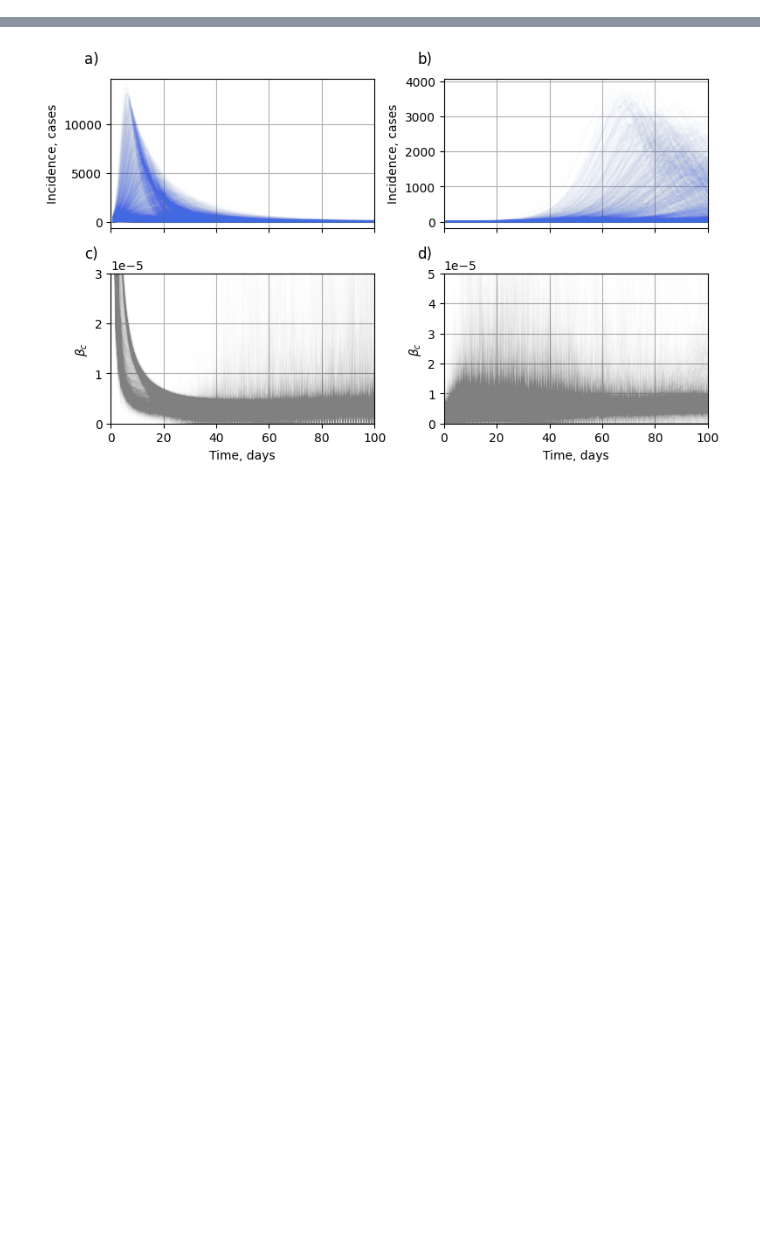
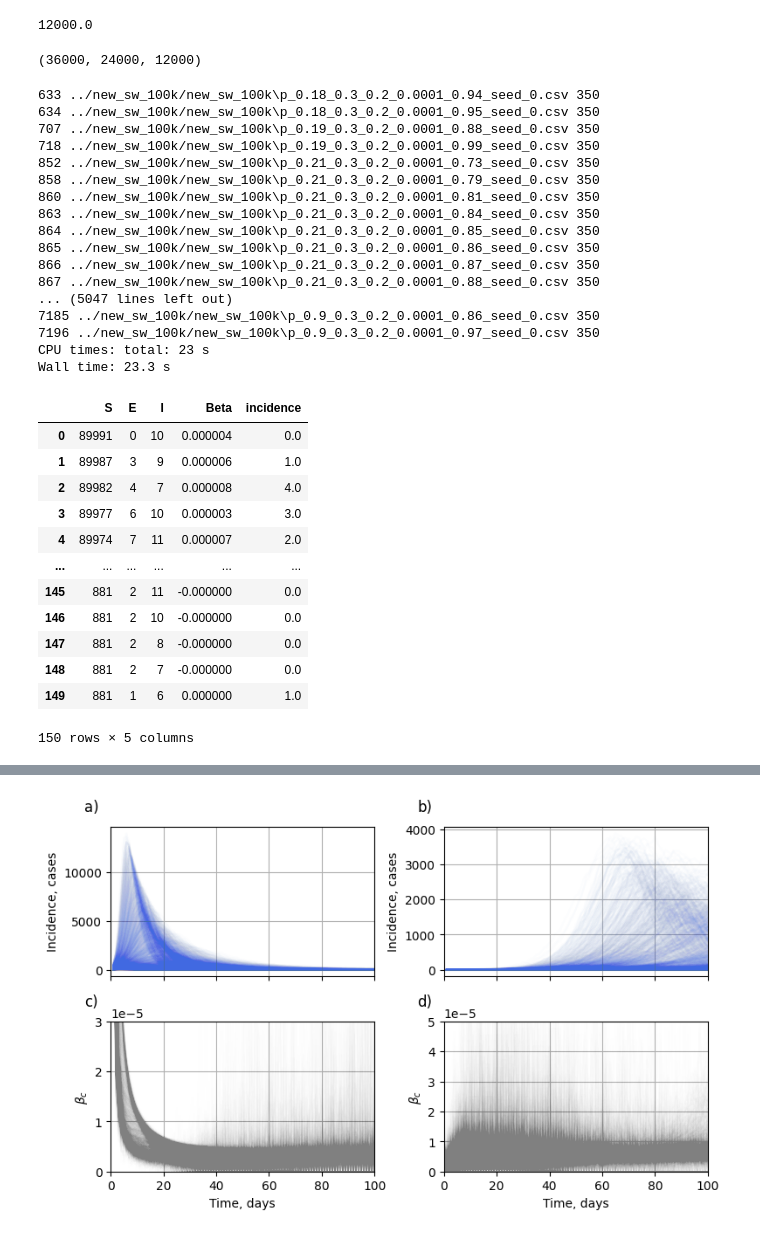
Before and after one commit to Mpkosh/network_hybrid_33, a Jupyter notebook: split_and_plot_tolopogies.ipynb, the cells around one changed output, grey strips where cells are left out. Saved outputs shown, nothing was run; the diff lists cells and outputs as text; code cells hidden in the pictures; blank space fills up the shorter version.

```diff
--- a/split_and_plot_tolopogies.ipynb
+++ b/split_and_plot_tolopogies.ipynb
@@ -10,0 +19,77 @@ from sklearn.model_selection import train_test_split
+# %%
+len(files)*1/6
+# %% [output]
+12000.0
+# %%
+from sklearn.model_selection import train_test_split
+
+# 3:1:2
+X_train, X_test = train_test_split(files, test_size=int(len(files)*1/6), random_state=42)
+#y = y.loc[X_train.index]
+X_train, X_val = train_test_split(X_train, test_size=int(len(files)*2/6), random_state=42)
+#X_train = X_train.sort_values(by = ['seed_number'])
+#X_val = X_val.sort_values(by = ['seed_number'])
+#X_test = X_test.sort_values(by = ['seed_number'])
+len(X_train), len(X_val), len(X_test)
+# %% [output]
+(36000, 24000, 12000)
+# %%
+%%time
+top_inc = []
+top_beta = []
+
+for i,file in enumerate(files[::10]):
+    _, beta, gc,dc, initi, alpha, _, seed = file.split('\\')[-1].split('_')
+    seed = seed.split('.csv')[0]
+    df = pd.read_csv(file, usecols=['S','E','I','Beta'],
+                   dtype={"S": "int", "E": "int","I":"int","Beta":"float32"}
+                    )
+    if df.shape[0]>150:
+        print(i, file, df.shape[0])
+    temp = df[['E','S']].shift([0,1])
+    # Inc_t = (E_t-1 - E_t) - (S_t - S_t-1)
+    df['incidence'] = ((temp['E_1'] - temp['E_0']) - \
+                        (temp['S_0'] - temp['S_1'])).fillna(0)
+    top_inc.append([beta, gc,dc, initi, alpha,*df['incidence'].values,
+                    *[0]*(350-df.shape[0])
+                   ])
+    top_beta.append([beta, gc,dc, initi, alpha,*df['Beta'].values,
+                    *[0]*(350-df.shape[0]) ])
+
+full_inc_sw = pd.DataFrame(np.array(top_inc, dtype='float'),
+            columns=['beta','gamma','delta','init_inf_frac','alpha',
+                    *np.arange(350)])
+full_beta_sw = pd.DataFrame(np.array(top_beta, dtype='float'),
+            columns=['beta','gamma','delta','init_inf_frac','alpha',
+                    *np.arange(350)])
+# %% [output]
+633 ../new_sw_100k/new_sw_100k\p_0.18_0.3_0.2_0.0001_0.94_seed_0.csv 350
+634 ../new_sw_100k/new_sw_100k\p_0.18_0.3_0.2_0.0001_0.95_seed_0.csv 350
+707 ../new_sw_100k/new_sw_100k\p_0.19_0.3_0.2_0.0001_0.88_seed_0.csv 350
+718 ../new_sw_100k/new_sw_100k\p_0.19_0.3_0.2_0.0001_0.99_seed_0.csv 350
+852 ../new_sw_100k/new_sw_100k\p_0.21_0.3_0.2_0.0001_0.73_seed_0.csv 350
+858 ../new_sw_100k/new_sw_100k\p_0.21_0.3_0.2_0.0001_0.79_seed_0.csv 350
+860 ../new_sw_100k/new_sw_100k\p_0.21_0.3_0.2_0.0001_0.81_seed_0.csv 350
+863 ../new_sw_100k/new_sw_100k\p_0.21_0.3_0.2_0.0001_0.84_seed_0.csv 350
+864 ../new_sw_100k/new_sw_100k\p_0.21_0.3_0.2_0.0001_0.85_seed_0.csv 350
+865 ../new_sw_100k/new_sw_100k\p_0.21_0.3_0.2_0.0001_0.86_seed_0.csv 350
+866 ../new_sw_100k/new_sw_100k\p_0.21_0.3_0.2_0.0001_0.87_seed_0.csv 350
+867 ../new_sw_100k/new_sw_100k\p_0.21_0.3_0.2_0.0001_0.88_seed_0.csv 350
+... (5047 lines left out)
+7185 ../new_sw_100k/new_sw_100k\p_0.9_0.3_0.2_0.0001_0.86_seed_0.csv 350
+7196 ../new_sw_100k/new_sw_100k\p_0.9_0.3_0.2_0.0001_0.97_seed_0.csv 350
+CPU times: total: 23 s
+Wall time: 23.3 s
+|  | S | E | I | Beta | incidence |
+| 0 | 89991 | 0 | 10 | 0.000004 | 0.0 |
+| 1 | 89987 | 3 | 9 | 0.000006 | 1.0 |
+| 2 | 89982 | 4 | 7 | 0.000008 | 4.0 |
+| 3 | 89977 | 6 | 10 | 0.000003 | 3.0 |
+| 4 | 89974 | 7 | 11 | 0.000007 | 2.0 |
+| ... | ... | ... | ... | ... | ... |
+| 145 | 881 | 2 | 11 | -0.000000 | 0.0 |
+| 146 | 881 | 2 | 10 | -0.000000 | 0.0 |
+| 147 | 881 | 2 | 8 | -0.000000 | 0.0 |
+| 148 | 881 | 2 | 7 | -0.000000 | 0.0 |
+| 149 | 881 | 1 | 6 | 0.000000 | 1.0 |
+150 rows × 5 columns
```
Also changed, not shown: parts of 17 cells of this notebook, 13 other files.
